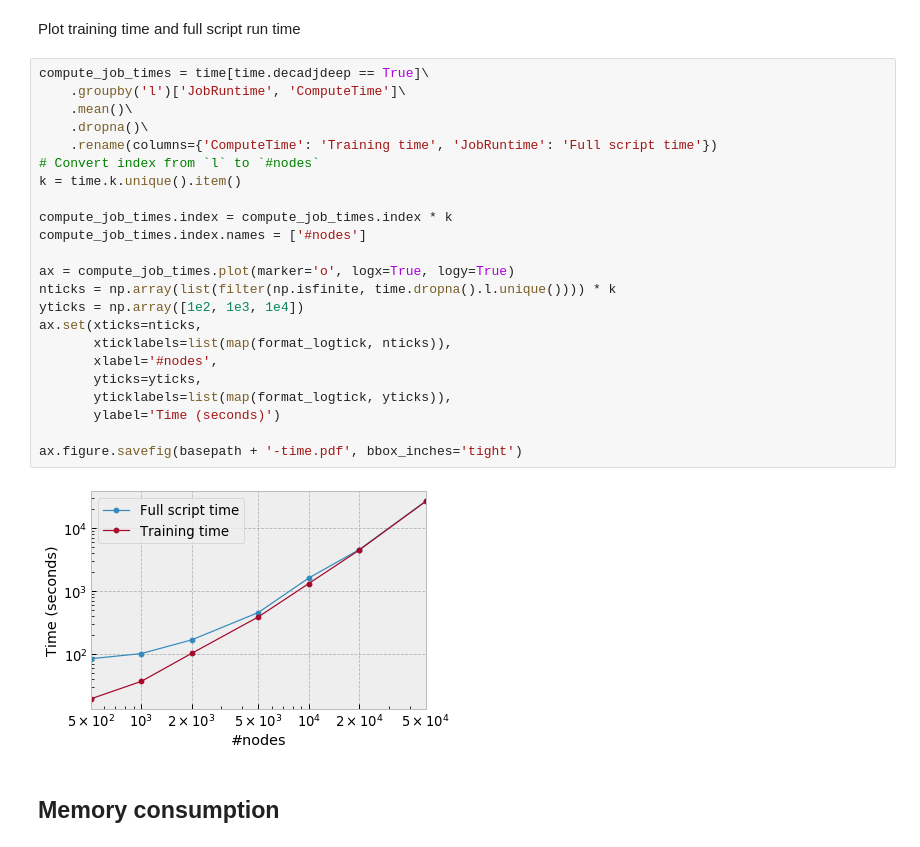
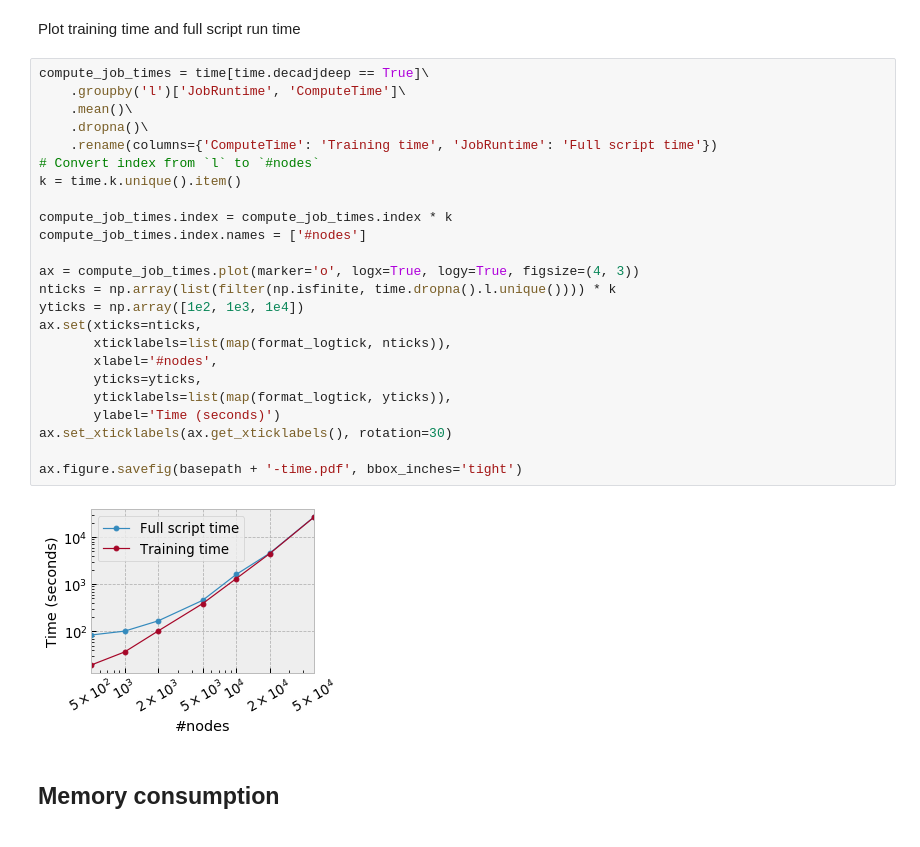
Before and after one commit to ixxi-dante/an2vec, a Jupyter notebook: projects/behaviour/memory-time.ipynb, the cells around one changed output. Cells and saved outputs as stored; diff of their text form.

Commit message:
fix/ans: update figures to fit side by side

```diff
--- a/projects/behaviour/memory-time.ipynb
+++ b/projects/behaviour/memory-time.ipynb
@@ -56,28 +56,29 @@ Plot training time and full script run time
 # %%
 compute_job_times = time[time.decadjdeep == True]\
     .groupby('l')['JobRuntime', 'ComputeTime']\
     .mean()\
     .dropna()\
     .rename(columns={'ComputeTime': 'Training time', 'JobRuntime': 'Full script time'})
 # Convert index from `l` to `#nodes`
 k = time.k.unique().item()
 
 compute_job_times.index = compute_job_times.index * k
 compute_job_times.index.names = ['#nodes']
 
-ax = compute_job_times.plot(marker='o', logx=True, logy=True)
+ax = compute_job_times.plot(marker='o', logx=True, logy=True, figsize=(4, 3))
 nticks = np.array(list(filter(np.isfinite, time.dropna().l.unique()))) * k
 yticks = np.array([1e2, 1e3, 1e4])
 ax.set(xticks=nticks,
        xticklabels=list(map(format_logtick, nticks)),
        xlabel='#nodes',
        yticks=yticks,
        yticklabels=list(map(format_logtick, yticks)),
        ylabel='Time (seconds)')
+ax.set_xticklabels(ax.get_xticklabels(), rotation=30)
 
 ax.figure.savefig(basepath + '-time.pdf', bbox_inches='tight')
 # %% [output]
-[figure, old version]
+[figure, new version]
 # %% [markdown]
 ## Memory consumption
 # %% [markdown]
```
Also changed, not shown: parts of 1 cell of this notebook, 2 other files.
